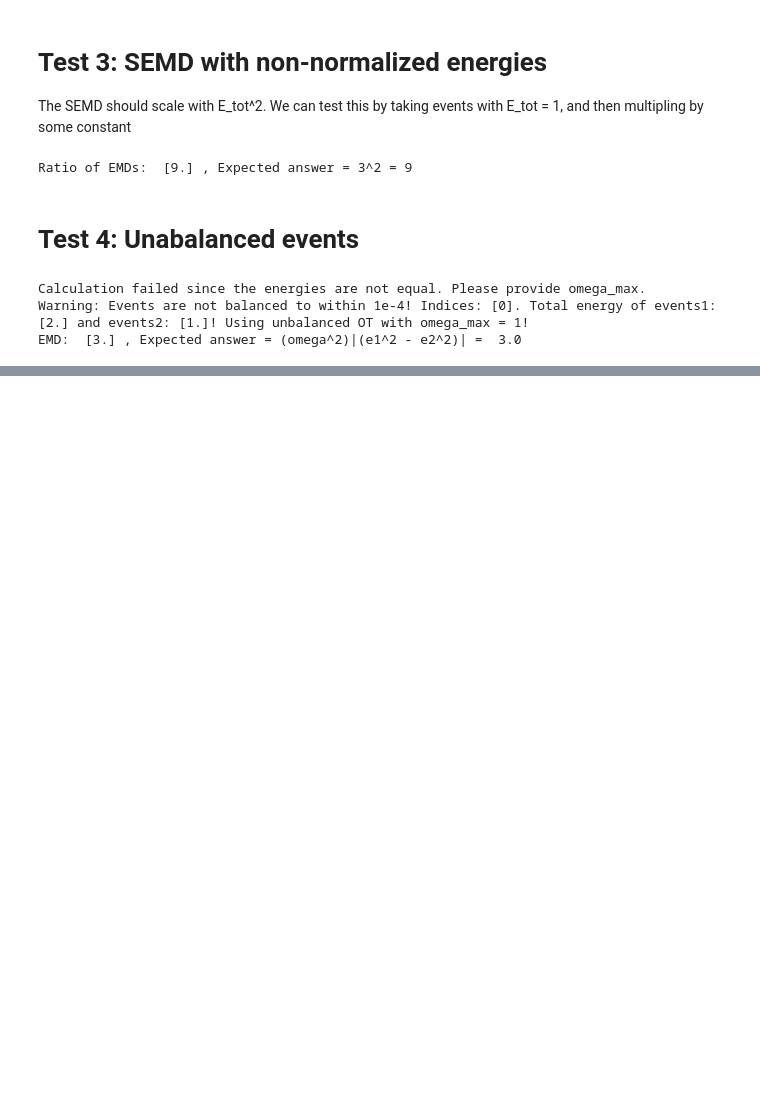
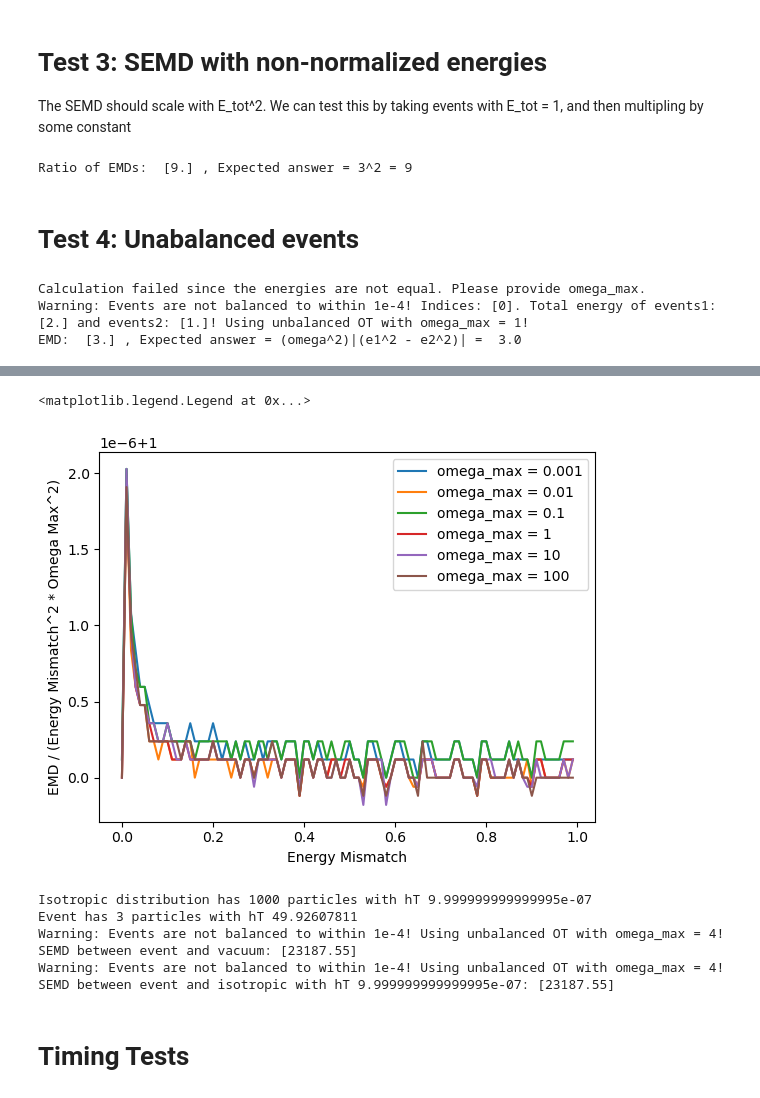
Before and after one commit to rikab/SPECTER, a Jupyter notebook: examples/unbalanced.ipynb, the cells around one changed output, grey strips where cells are left out. Cells and saved outputs as stored; diff of their text form; code cells hidden in the pictures; blank space fills up the shorter version.

Commit message:
Unbalanced Fixes

```diff
--- a/examples/unbalanced.ipynb
+++ b/examples/unbalanced.ipynb
@@ -101,0 +104,25 @@ EMD:  [3.] , Expected answer = (omega^2)|(e1^2 - e2^2)| =  3.0
+# %%
+events1 = np.zeros((100, 1, 3))
+for i in range(100):
+    events1[i, 0, 0] = i / 100
+    events1[i, 0, 1] = 0
+    events1[i, 0, 2] = 0
+
+events2 = np.ones((100, 1, 3)) * 1e-8
+
+
+omega_maxes = [0.001, 0.01, 0.1, 1, 10, 100]
+for omega_max in omega_maxes:
+    print(f"Calculating EMD for omega_max = {omega_max}")
+    # Set the second event to be a shifted version of the first event
+    emds = specter.spectralEMD(events1, events2, omega_max=omega_max)
+
+    energy_mismatch = np.abs(events1[:, 0, 0] - events2[:, 0, 0])
+
+    plt.plot(events1[:, 0, 0], emds / energy_mismatch**2 / omega_max**2, label=f"omega_max = {omega_max}")
+
+plt.xlabel("Energy Mismatch")
+plt.ylabel("EMD / (Energy Mismatch^2 * Omega Max^2)")
+plt.legend()
+# plt.yscale("log")
+# %% [output]
@@ -101,0 +141,34 @@ EMD:  [3.] , Expected answer = (omega^2)|(e1^2 - e2^2)| =  3.0
+<matplotlib.legend.Legend at 0x...>
+[figure, added]
+# %%
+num_events = 100
+density_part = 1000
+
+hardprocess_SEMD_data = np.array([[33.2668635 ,-0.32267319,-0.77723168],[11.61741814,1.8506712 ,-2.30852398],[5.04179647,1.18930231,-3.11217101],[0,0,0],[0,0,0]])
+vacuum = np.zeros((density_part,3))
+isotropics = np.zeros((num_events,density_part,3))
+isotropic_hts = np.logspace(-6,3,num_events)
+
+for i in range(num_events):
+    for j in range(density_part):
+        isotropics[i,j,0] = isotropic_hts[i] / density_part
+        isotropics[i,j,1] = np.random.uniform(-4.9, 4.9)
+        isotropics[i,j,2] = np.random.uniform(-np.pi, np.pi)
+
+test_event = np.zeros((1000,3))
+test_event[0:5,:] = hardprocess_SEMD_data
+
+print(f'Isotropic distribution has {len(isotropics[0])} particles with hT {np.sum(isotropics[0,:,0])}')
+print(f'Event has {len(np.where(hardprocess_SEMD_data[:,0] != 0)[0])} particles with hT {np.sum(hardprocess_SEMD_data[:,0])}')
+
+print(f'SEMD between event and vacuum: {specter.spectralEMD(vacuum.reshape(1, -1, 3), test_event.reshape(1, -1, 3), omega_max = 4)}')
+print(f'SEMD between event and isotropic with hT {np.sum(isotropics[0,:,0])}: {specter.spectralEMD(isotropics[0].reshape(1, -1, 3), test_event.reshape(1, -1, 3), omega_max = 4)}')
+# %% [output]
+Isotropic distribution has 1000 particles with hT 9.999999999999995e-07
+Event has 3 particles with hT 49.92607811
+Warning: Events are not balanced to within 1e-4! Using unbalanced OT with omega_max = 4!
+SEMD between event and vacuum: [23187.55]
+Warning: Events are not balanced to within 1e-4! Using unbalanced OT with omega_max = 4!
+SEMD between event and isotropic with hT 9.999999999999995e-07: [23187.55]
+# %% [markdown]
+# Timing Tests
```
Also changed, not shown: parts of 6 cells of this notebook, 3 other files.
